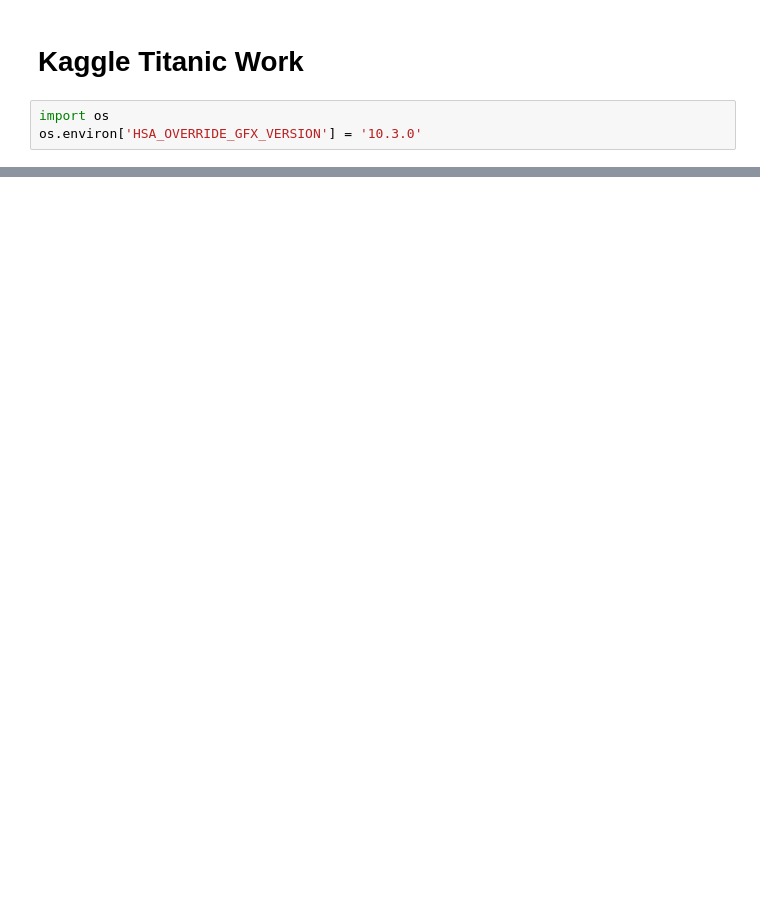
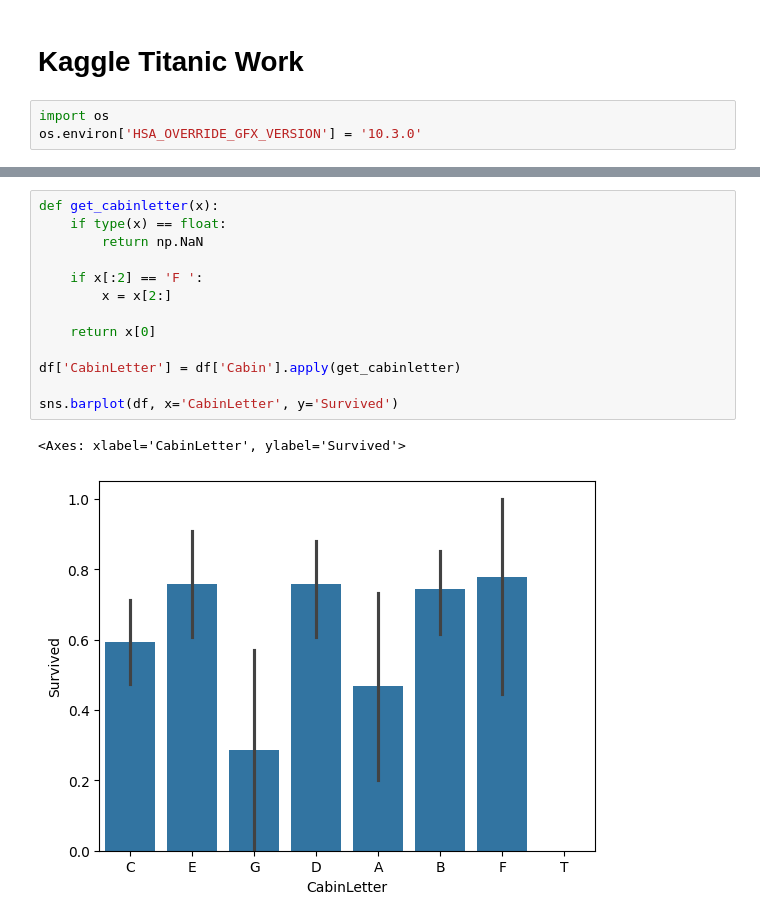
Before and after one commit to lucriver/kaggle-challenges, a Jupyter notebook: titanic/work.ipynb, the cells around one changed output, grey strips where cells are left out. Saved outputs shown, nothing was run; the diff lists cells and outputs as text; blank space fills up the shorter version.

```diff
--- a/titanic/work.ipynb
+++ b/titanic/work.ipynb
@@ -48,0 +114,16 @@ None
+# %%
+def get_cabinletter(x):
+    if type(x) == float:
+        return np.NaN
+
+    if x[:2] == 'F ':
+        x = x[2:]
+
+    return x[0]
+
+df['CabinLetter'] = df['Cabin'].apply(get_cabinletter)
+
+sns.barplot(df, x='CabinLetter', y='Survived')
+# %% [output]
+<Axes: xlabel='CabinLetter', ylabel='Survived'>
+[figure, added]
```
Also changed, not shown: parts of 43 cells of this notebook, 3 other files.
